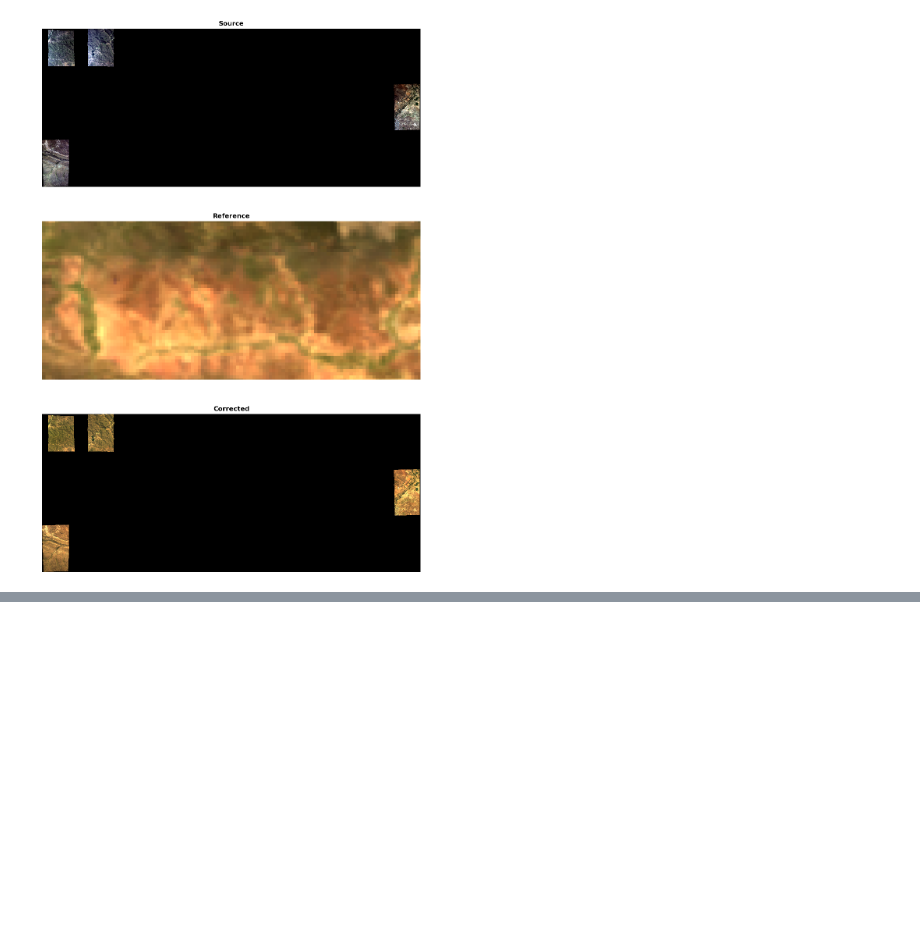
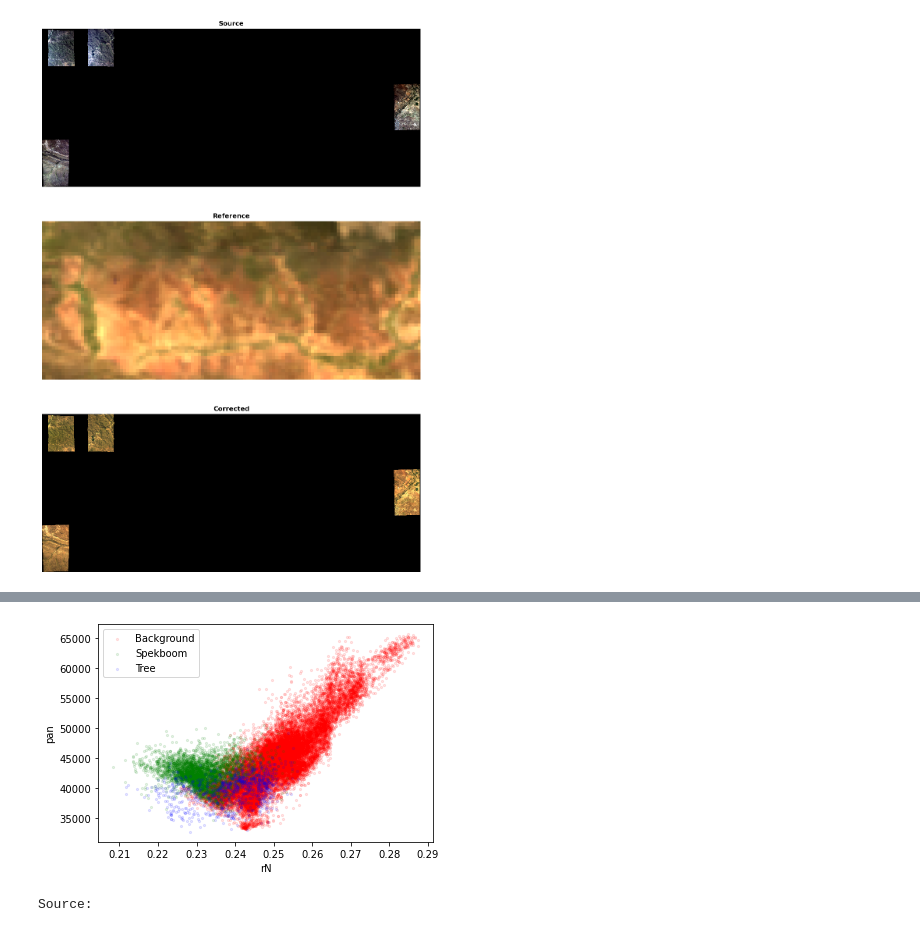
Before and after one commit to leftfield-geospatial/homonim, a Jupyter notebook: docs/tutorials/classification.ipynb, the cells around one changed output, grey strips where cells are left out. Cells and saved outputs as stored; diff of their text form; code cells hidden in the pictures; blank space fills up the shorter version.

Commit message:
add basic feature extraction and classification comparison

```diff
--- a/docs/tutorials/classification.ipynb
+++ b/docs/tutorials/classification.ipynb
@@ -235,0 +339,41 @@ Corrected:
+# %%
+class_scatter(feats_dict['Corrected'].iloc[::10], 'rN', 'pan')
+# ax = feats_dict['Corrected'].plot.scatter('gN', 'NDVI', s=10, c='label_i', label='label')
+# ax.legend()
+# %% [output]
+[figure, added]
+# %%
+from sklearn.naive_bayes import GaussianNB, MultinomialNB
+from sklearn.model_selection import StratifiedKFold
+from sklearn.metrics import confusion_matrix, classification_report
+from sklearn.tree import DecisionTreeClassifier
+
+def train_eval(X: pd.DataFrame, y: pd.Series) -> np.ndarray:
+    n_splits=10
+    skf = StratifiedKFold(n_splits=n_splits)
+    ypred = np.zeros_like(y)
+    for train, test in tqdm(
+        skf.split(X, y), dynamic_ncols=True, total=skf.n_splits
+    ):
+        Xtr = X[train, :]
+        ytr = y[train]
+        Xts = X[test, :]
+        yts = y[test]
+        clf = DecisionTreeClassifier(class_weight='balanced')
+        clf.fit(Xtr, ytr)
+        ypred[test] = clf.predict(Xts)
+    return ypred
+
+label_col = 'label'
+for df_label, df in feats_dict.items():
+    X = df[['gN', 'bN', 'pan', 'NDVI']].to_numpy()
+    y = pd.Categorical(df[label_col]).codes
+    print(f'{df_label}:')
+    ypred = train_eval(X, y)
+    print(sum(ypred==0))
+    cm = confusion_matrix(y, ypred, normalize='true')
+    target_names=pd.Categorical(df[label_col]).categories
+    print(classification_report(y, ypred, target_names=target_names))
+    print(cm)
+# %% [output]
+Source:
```
Also changed, not shown: parts of 6 cells of this notebook.
